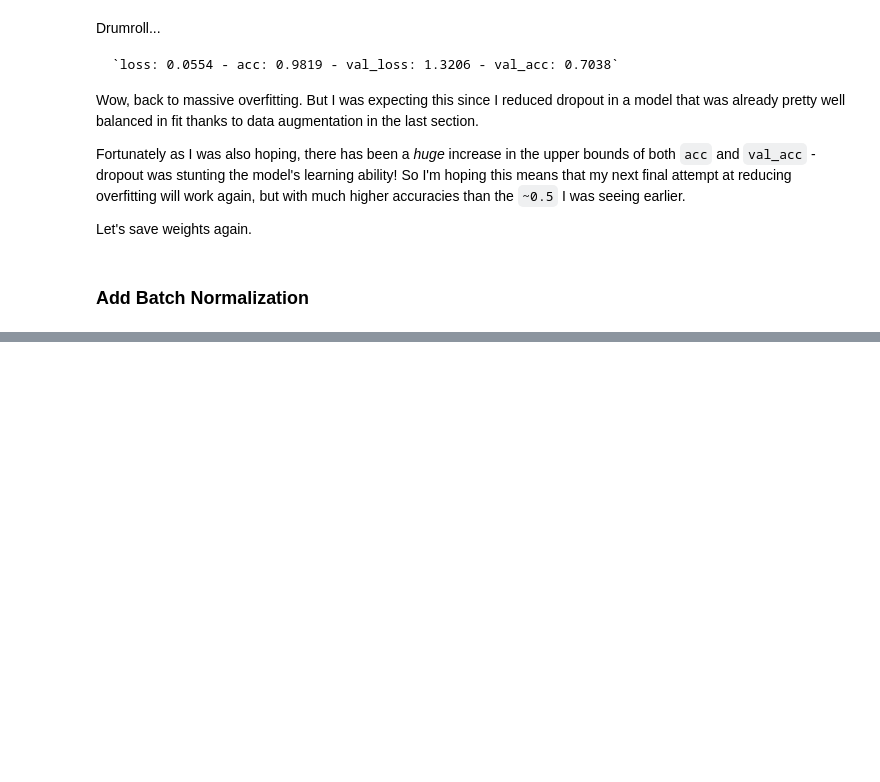
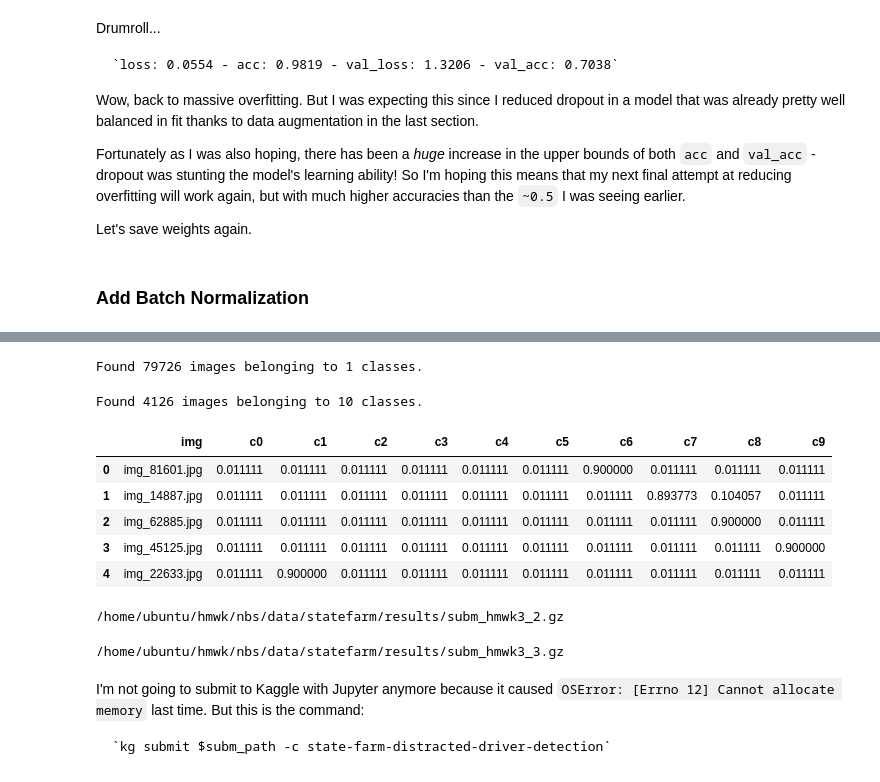
Before and after one commit to iconix/fast.ai, a Jupyter notebook: nbs/lesson3-hmwk.ipynb, the cells around one changed output, grey strips where cells are left out. Saved outputs shown, nothing was run; the diff lists cells and outputs as text; code cells hidden in the pictures; blank space fills up the shorter version.

Commit message:
Complete lesson3-hmwk (for now)

```diff
--- a/nbs/lesson3-hmwk.ipynb
+++ b/nbs/lesson3-hmwk.ipynb
@@ -348,0 +373,10 @@ final_model.add(bn_fc_model)
+# %%
+subm_model_2 = model
+subm_model_3 = final_model
+# %%
+test_batches = get_batches(path+'test', shuffle=False, batch_size = batch_size)
+preds_2 = subm_model_2.predict_generator(test_batches, test_batches.nb_sample)
+# %% [output]
+Found 79726 images belonging to 1 classes.
+# %%
+preds_3 = subm_model_3.predict_generator(test_batches, test_batches.nb_sample)
@@ -348,0 +391,36 @@ final_model.add(bn_fc_model)
+# %%
+subm_2 = do_clip(preds_2, 0.9) # still unsure how to set mx
+subm_3 = do_clip(preds_3, 0.9)
+# %%
+val_preprocess = get_batches(path+'valid', shuffle=False, batch_size=1)
+classes = sorted(val_preprocess.class_indices, key=val_preprocess.class_indices.get)
+
+submission2 = pd.DataFrame(subm_2, columns=classes)
+submission2.insert(0, 'img', [a[8:] for a in test_batches.filenames])
+submission2.head()
+
+submission3 = pd.DataFrame(subm_3, columns=classes)
+submission3.insert(0, 'img', [a[8:] for a in test_batches.filenames])
+submission3.head()
+# %% [output]
+Found 4126 images belonging to 10 classes.
+|  | img | c0 | c1 | c2 | c3 | c4 | c5 | c6 | c7 | c8 | c9 |
+| 0 | img_81601.jpg | 0.011111 | 0.011111 | 0.011111 | 0.011111 | 0.011111 | 0.011111 | 0.900000 | 0.011111 | 0.011111 | 0.011111 |
+| 1 | img_14887.jpg | 0.011111 | 0.011111 | 0.011111 | 0.011111 | 0.011111 | 0.011111 | 0.011111 | 0.893773 | 0.104057 | 0.011111 |
+| 2 | img_62885.jpg | 0.011111 | 0.011111 | 0.011111 | 0.011111 | 0.011111 | 0.011111 | 0.011111 | 0.011111 | 0.900000 | 0.011111 |
+| 3 | img_45125.jpg | 0.011111 | 0.011111 | 0.011111 | 0.011111 | 0.011111 | 0.011111 | 0.011111 | 0.011111 | 0.011111 | 0.900000 |
+| 4 | img_22633.jpg | 0.011111 | 0.900000 | 0.011111 | 0.011111 | 0.011111 | 0.011111 | 0.011111 | 0.011111 | 0.011111 | 0.011111 |
+# %%
+submission2.to_csv(subm_path_2, index=False, compression='gzip')
+FileLink(subm_path_2)
+# %% [output]
+/home/ubuntu/hmwk/nbs/data/statefarm/results/subm_hmwk3_2.gz
+# %%
+submission3.to_csv(subm_path_3, index=False, compression='gzip')
+FileLink(subm_path_3)
+# %% [output]
+/home/ubuntu/hmwk/nbs/data/statefarm/results/subm_hmwk3_3.gz
+# %% [markdown]
+I'm not going to submit to Kaggle with Jupyter anymore because it caused `OSError: [Errno 12] Cannot allocate memory` last time. But this is the command:
+
+    `kg submit $subm_path -c state-farm-distracted-driver-detection`
```
Also changed, not shown: parts of 40 cells of this notebook.
